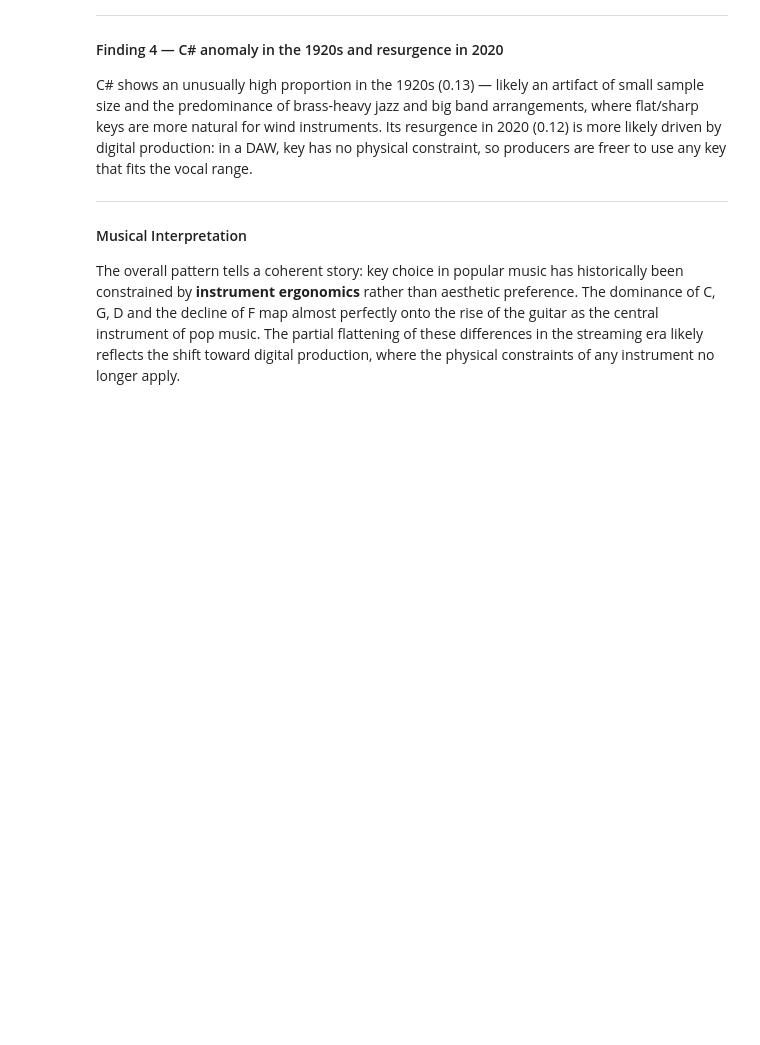
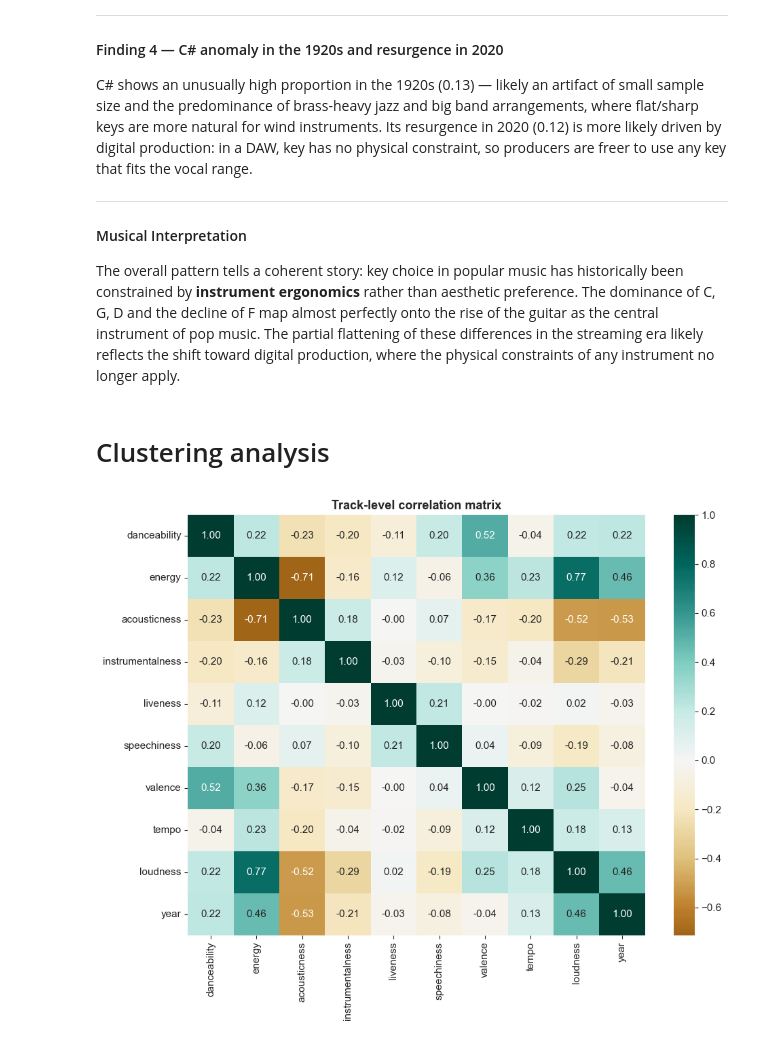
Before and after one commit to manuelcernigoj-lab/spoti-century, a Jupyter notebook: notebooks/01_tracks_elt.ipynb, the cells around one changed output. Drawn from its saved outputs; the diff is of its cells as text; code cells hidden in the pictures; blank space fills up the shorter version.

Commit message:
add: clustering analysis in 01_tracks_elt.ipynb

```diff
--- a/notebooks/01_tracks_elt.ipynb
+++ b/notebooks/01_tracks_elt.ipynb
@@ -1159,3 +1177,27 @@ map almost perfectly onto the rise of the guitar as the central instrument
 of pop music. The partial flattening of these differences in the streaming
 era likely reflects the shift toward digital production, where the
 physical constraints of any instrument no longer apply.
+# %% [markdown]
+# Clustering analysis
+# %%
+# -- recompute the correlation on the full track-level dataset, including year --
+features_for_corr = [
+    'danceability', 'energy', 'acousticness',
+    'instrumentalness', 'liveness', 'speechiness',
+    'valence', 'tempo', 'loudness', 'year'
+]
+
+corr_track_level = tracks_clean[features_for_corr].corr()
+
+fig, ax = plt.subplots(figsize=(10, 8))
+sns.heatmap(
+    corr_track_level,
+    annot=True, fmt=".2f",
+    cmap='BrBG',
+    center=0,
+    ax=ax
+)
+ax.set_title('Track-level correlation matrix')
+plt.tight_layout()
+# %% [output]
+[figure, added]
```
Also changed, not shown: parts of 24 cells of this notebook.
